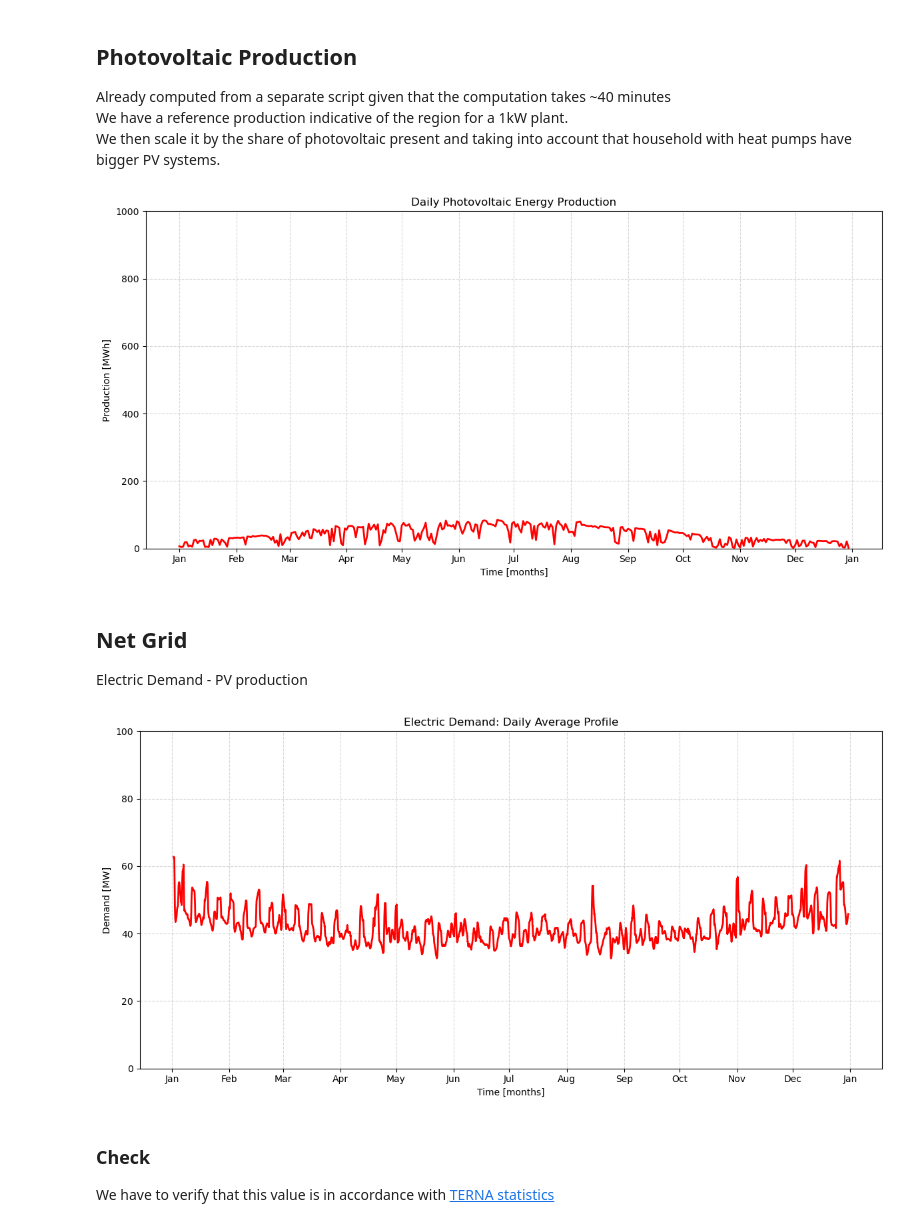
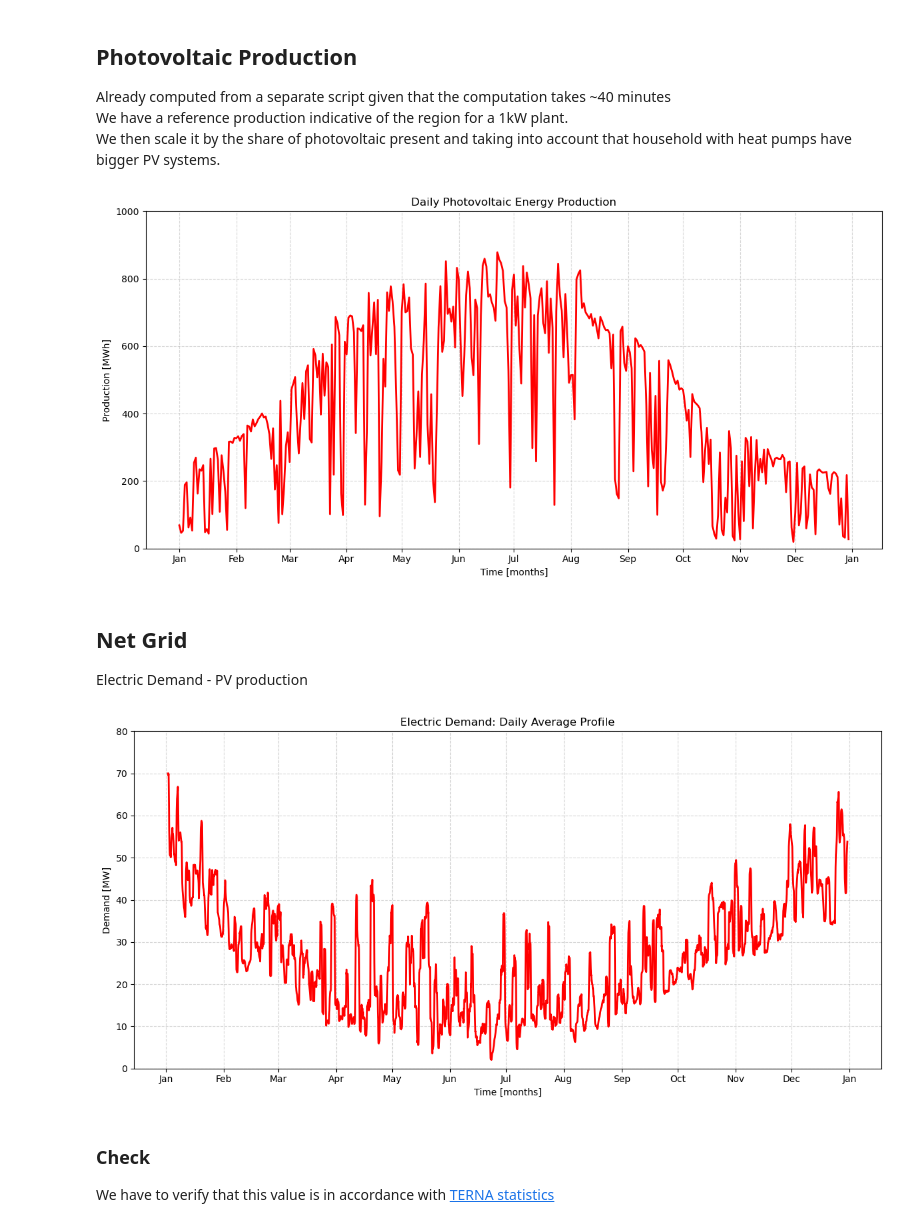
Before and after one commit to simo-pagliu/INRE, a Jupyter notebook: Energy Demand.ipynb, the cells around one changed output. Saved outputs shown, nothing was run; the diff lists cells and outputs as text; code cells hidden in the pictures.

```diff
--- a/Energy Demand.ipynb
+++ b/Energy Demand.ipynb
@@ -35,7 +35,7 @@ User input is only to choose which condition we want to simulate
 # 1: 16-30
 # 2: 31-45
 # 3: 46-60
-scenario_choice = 0  # Change this to select the scenario
+scenario_choice = 3  # Change this to select the scenario
 # %% [markdown]
 ## Data Input
 Data from data_analysis.ipynb and previous analysis
@@ -602,7 +602,7 @@ plt.savefig(f"./Exports/Results/Scenario_{scenario_choice}/PV_daily_production.p
 # Show plot
 plt.show()
 # %% [output]
-[figure, old version]
+[figure, new version]
 # %% [markdown]
 ## Net Grid
 Electric Demand - PV production
@@ -612,31 +612,31 @@ Net_grid = total_electric_demand/(2*1e6) - Total_PV/1e3 # So it is in MW
 # %%
 # Electric Net Demand Daily Average
 plt.figure(figsize=(12, 6))
 
 # Calculate the daily average demand
 average_daily_demand = np.convolve(Net_grid, np.ones(24)/24, mode='valid')
 
 # Plot the average daily demand
 plt.plot(time_dates[23:len(average_daily_demand) + 23], average_daily_demand, color='red', linewidth=2, label='Daily Average')
 
 # Format the x-axis to show only the start of each month
 plt.gca().xaxis.set_major_formatter(mdates.DateFormatter('%b'))  # '%b' for abbreviated month names
 plt.gca().xaxis.set_major_locator(mdates.MonthLocator())  # Major ticks at the start of each month
 
 # Add labels and title
 plt.xlabel("Time [months]")
 plt.ylabel("Demand [MW]")
 plt.title("Electric Demand: Daily Average Profile")
 plt.grid(True, linestyle='--', alpha=0.5)
 # plt.xlim(start_date, start_date + timedelta(hours=len(total_electric_demand)))
-plt.ylim(0, +100)  # Set y-limits with a margin
+plt.ylim(0, 80)  # Set y-limits with a margin
 plt.tight_layout()
 plt.savefig(f"./Exports/Results/Scenario_{scenario_choice}/Net_Demand_Daily_Average.png", dpi=300, bbox_inches='tight')
 
 # Show plot
 plt.show()
 # %% [output]
-[figure, old version]
+[figure, new version]
 # %% [markdown]
 ### Check
 We have to verify that this value is in accordance with [TERNA statistics](https://dati.terna.it/fabbisogno/dati-statistici#consumi/energia-elettrica-settore)
```
Also changed, not shown: parts of 17 cells of this notebook, 1 other file.
